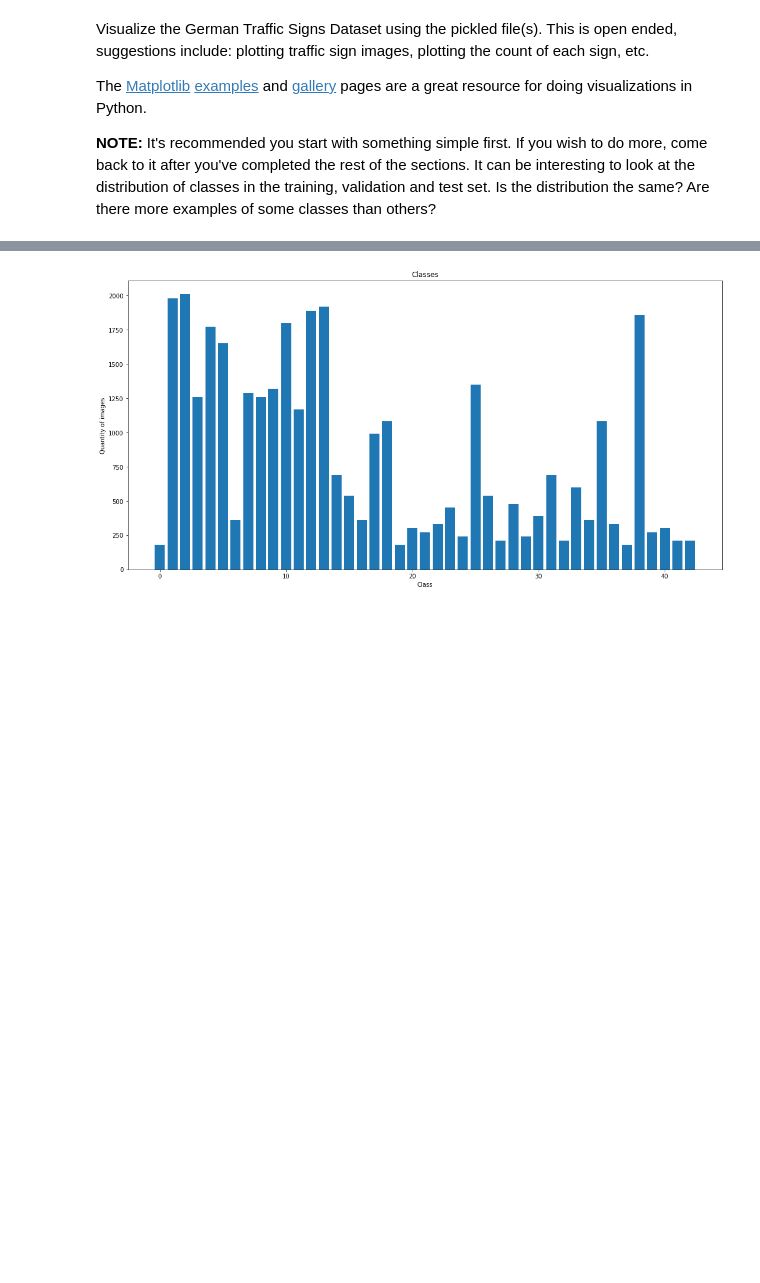
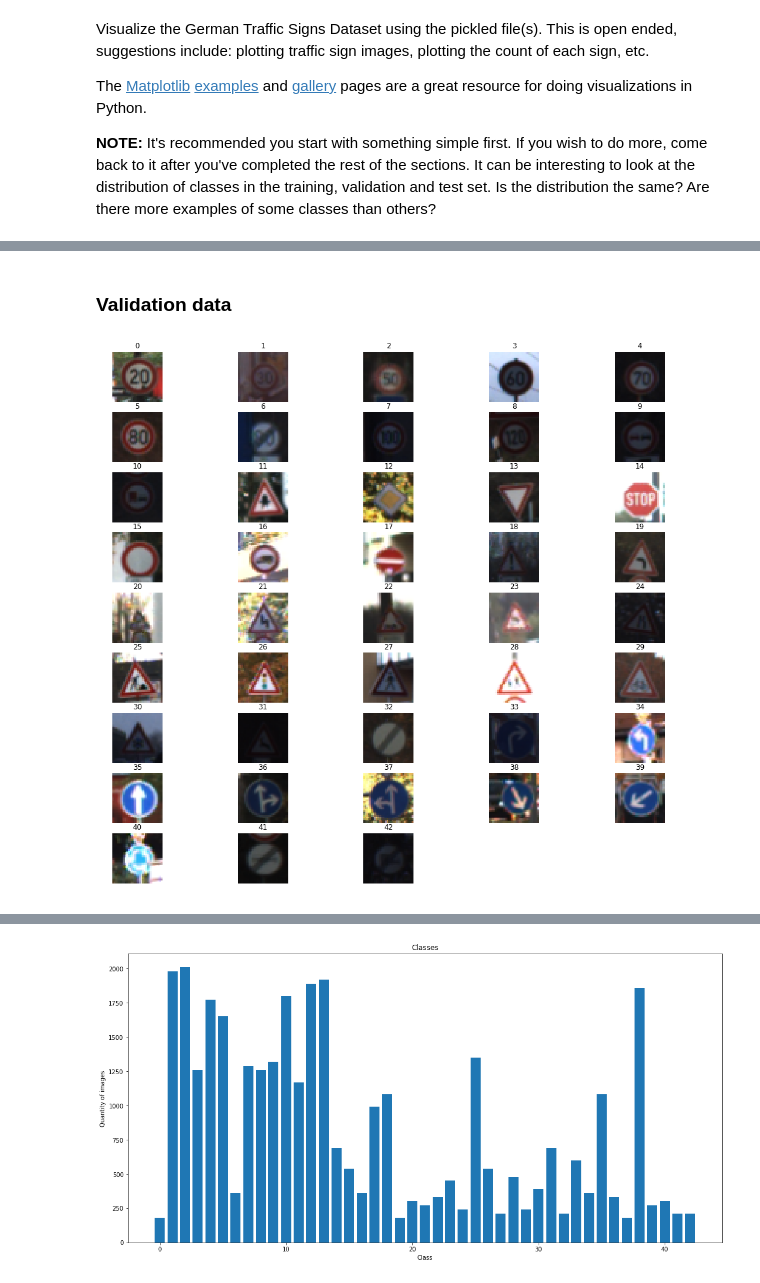
Before and after one commit to SRKarimov/SDCND-T1-P4-TrafficSignsClassifier, a Jupyter notebook: Traffic_Sign_Classifier.ipynb, the cells around one changed output, grey strips where cells are left out. Cells and saved outputs as stored; diff of their text form; code cells hidden in the pictures; blank space fills up the shorter version.

```diff
--- a/Traffic_Sign_Classifier.ipynb
+++ b/Traffic_Sign_Classifier.ipynb
@@ -112,0 +120,15 @@ plt.show()
+# %% [markdown]
+### Validation data
+# %%
+plt.figure(figsize = (18, 18))
+for i in range(0, n_classes):
+    plt.subplot(10, 5, i + 1)
+    selected_image = X_valid[y_valid == i]
+    count = len(selected_image)
+    num = int(count / 2)
+    plt.imshow(selected_image[num, :, :, :]) #we show each first image in the each classes
+    plt.title(i)
+    plt.axis('off')
+plt.show()
+# %% [output]
+[figure, added]
```
Also changed, not shown: parts of 17 cells of this notebook.
